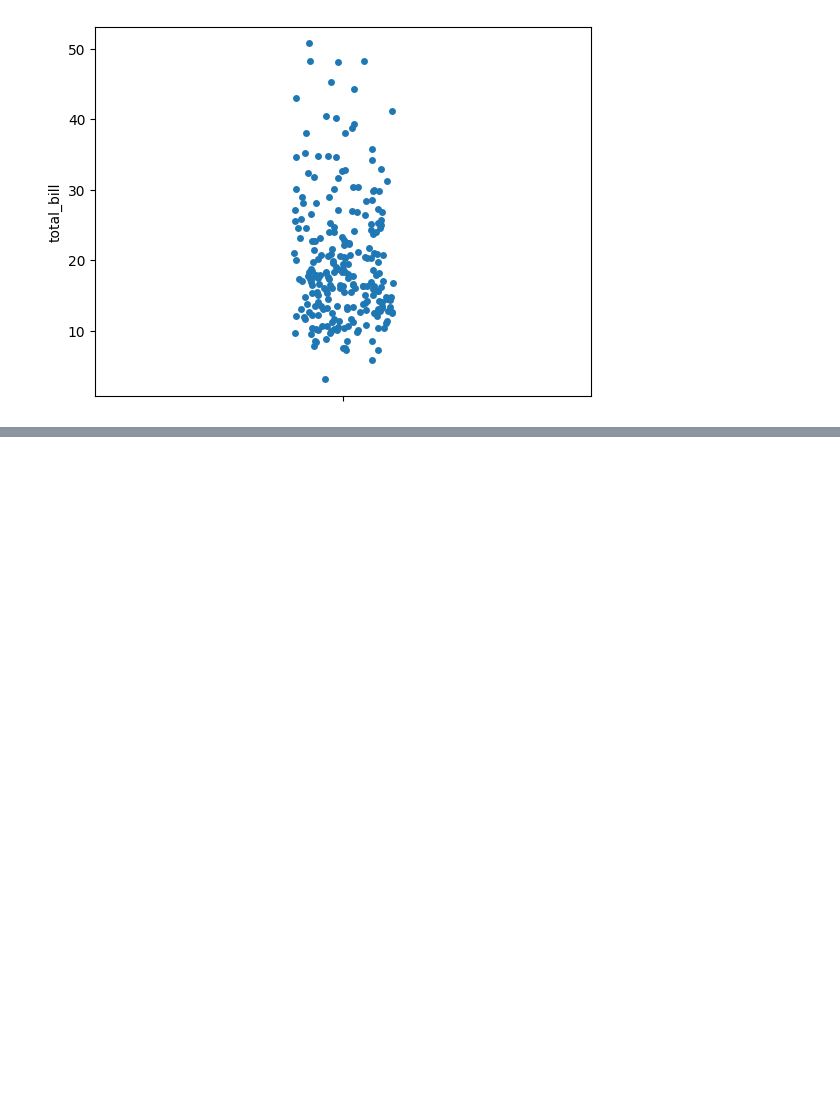
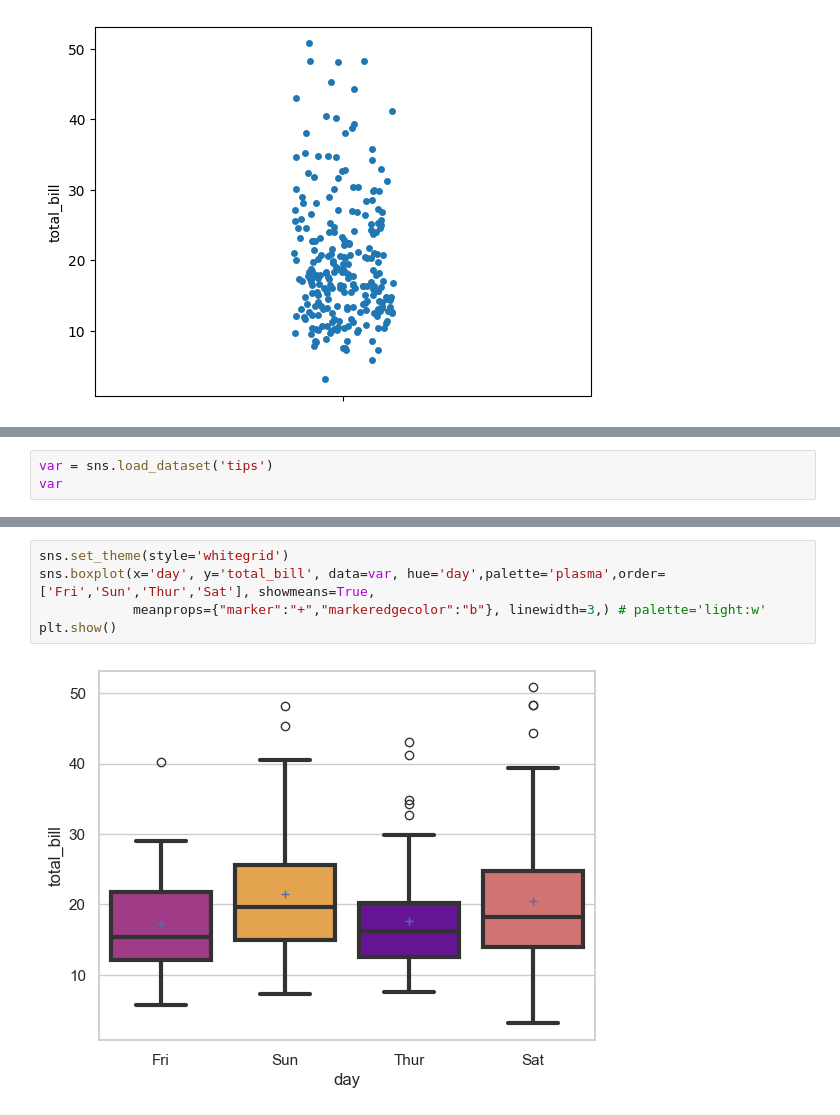
Before and after one commit to Srishti36912/python, a Jupyter notebook: python seaborn online/seaborn.ipynb, the cells around one changed output, grey strips where cells are left out. Cells and saved outputs as stored; diff of their text form; blank space fills up the shorter version.

Commit message:
seaborn box plot

```diff
--- a/python seaborn online/seaborn.ipynb
+++ b/python seaborn online/seaborn.ipynb
@@ -386,0 +393,3 @@ sns.stripplot(y=var['total_bill'])
+# %%
+var = sns.load_dataset('tips')
+var
@@ -386,0 +410,7 @@ sns.stripplot(y=var['total_bill'])
+# %%
+sns.set_theme(style='whitegrid')
+sns.boxplot(x='day', y='total_bill', data=var, hue='day',palette='plasma',order=['Fri','Sun','Thur','Sat'], showmeans=True,
+            meanprops={"marker":"+","markeredgecolor":"b"}, linewidth=3,) # palette='light:w'
+plt.show()
+# %% [output]
+[figure, added]
```
Also changed, not shown: parts of 6 cells of this notebook.
